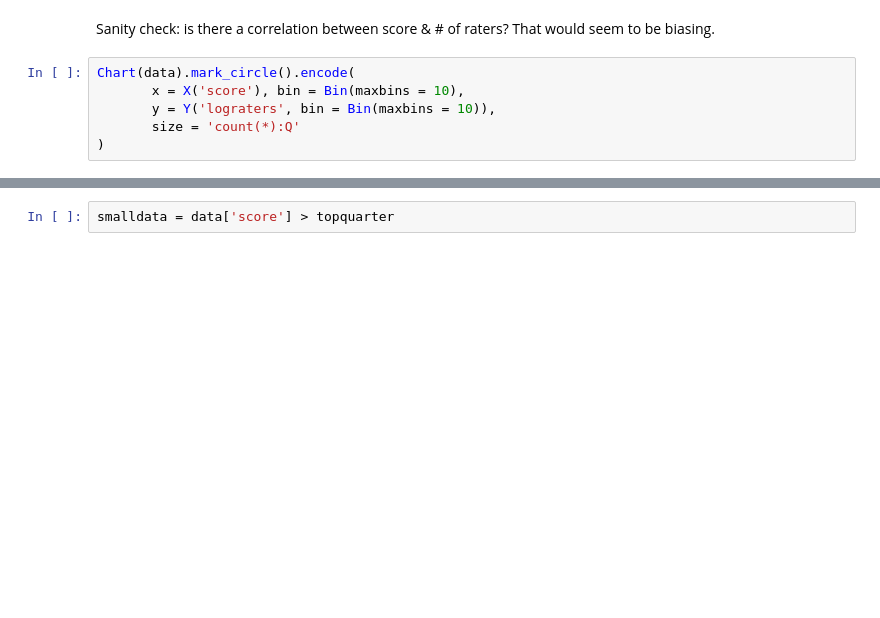
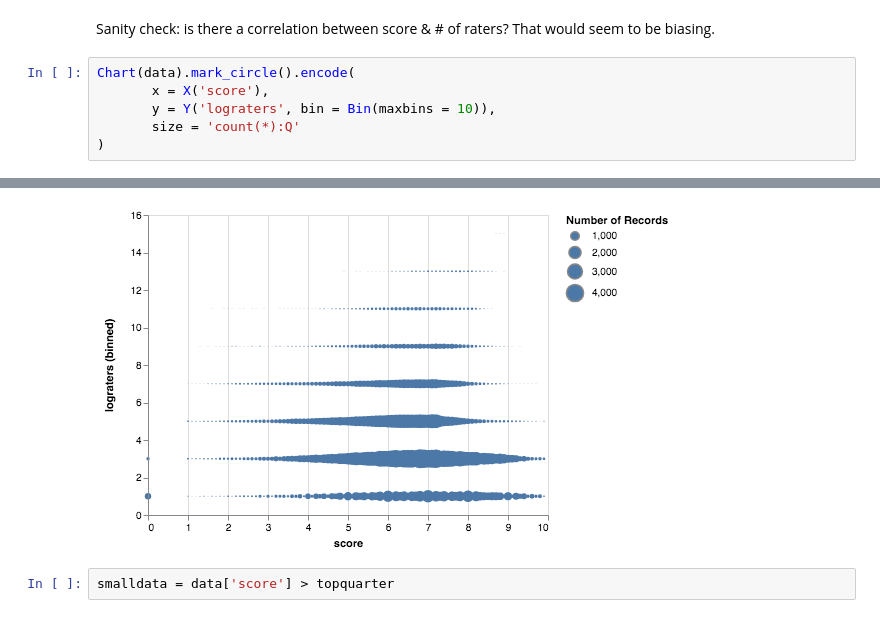
Before and after one commit to emanueles/making_data_visual, a Jupyter notebook: Chapter3/AnalyzeIMDB.ipynb, the cells around one changed output, grey strips where cells are left out. Saved outputs shown, nothing was run; the diff lists cells and outputs as text; blank space fills up the shorter version.

```diff
--- a/Chapter3/AnalyzeIMDB.ipynb
+++ b/Chapter3/AnalyzeIMDB.ipynb
@@ -47,7 +63,8 @@ Chart(data).mark_bar().encode(
 Sanity check: is there a correlation between score & # of raters? That would seem to be biasing.
 # %%
 Chart(data).mark_circle().encode(
-       x = X('score'), bin = Bin(maxbins = 10),
+       x = X('score'),
        y = Y('lograters', bin = Bin(maxbins = 10)),
        size = 'count(*):Q'
 )
+# %% [output]
@@ -54,2 +72,3 @@ Chart(data).mark_circle().encode(
+[figure, added]
 # %%
 smalldata = data['score'] > topquarter
```
Also changed, not shown: parts of 7 cells of this notebook.
